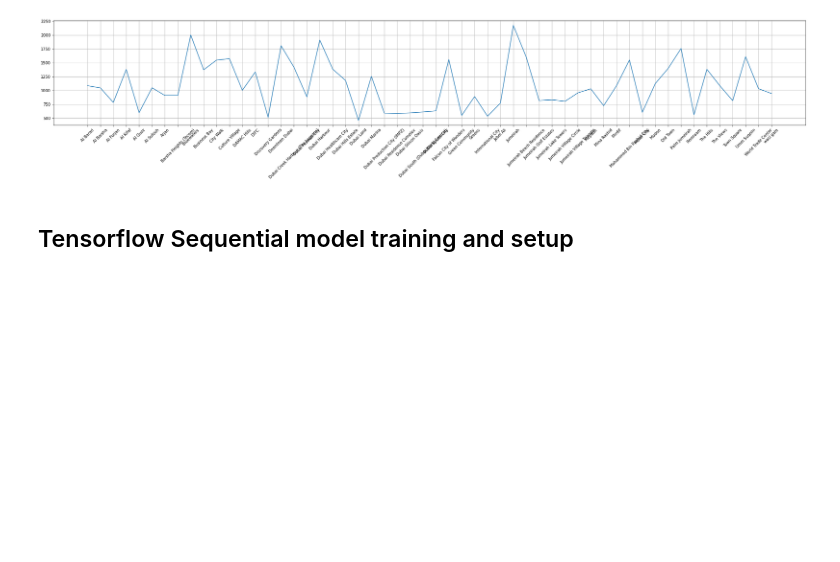
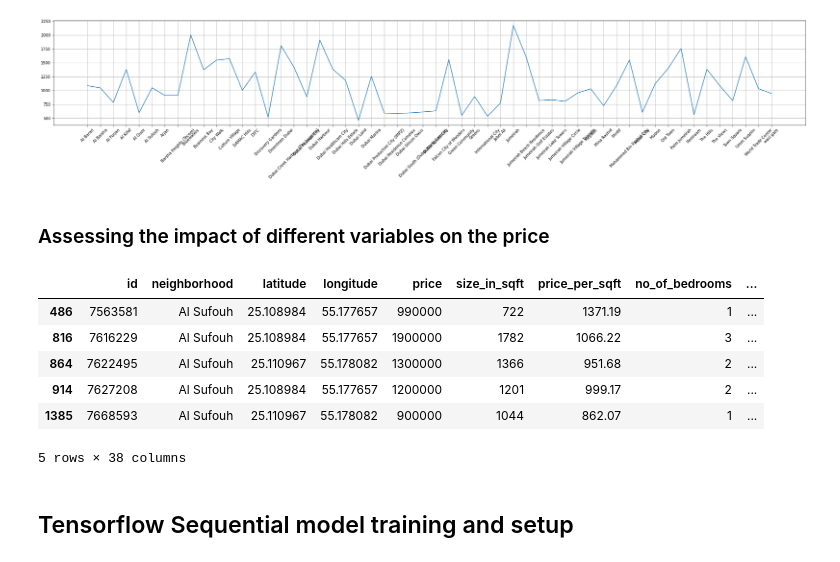
Before and after one commit to Ifas87/real-estate-predictions, a Jupyter notebook: Untitled.ipynb, the cells around one changed output. Drawn from its saved outputs; the diff is of its cells as text; code cells hidden in the pictures; blank space fills up the shorter version.

```diff
--- a/Untitled.ipynb
+++ b/Untitled.ipynb
@@ -85,6 +85,19 @@ plt.xticks(rotation=45)
 plt.show()
 # %% [output]
 [figure]
+# %% [markdown]
+### Assessing the impact of different variables on the price
+# %%
+neighborhood_data = dataset.loc[dataset['neighborhood'] == "Al Sufouh"]
+neighborhood_data.head()
+# %% [output]
+|  | id | neighborhood | latitude | longitude | price | size_in_sqft | price_per_sqft | no_of_bedrooms | ... |
+| 486 | 7563581 | Al Sufouh | 25.108984 | 55.177657 | 990000 | 722 | 1371.19 | 1 | ... |
+| 816 | 7616229 | Al Sufouh | 25.108984 | 55.177657 | 1900000 | 1782 | 1066.22 | 3 | ... |
+| 864 | 7622495 | Al Sufouh | 25.110967 | 55.178082 | 1300000 | 1366 | 951.68 | 2 | ... |
+| 914 | 7627208 | Al Sufouh | 25.108984 | 55.177657 | 1200000 | 1201 | 999.17 | 2 | ... |
+| 1385 | 7668593 | Al Sufouh | 25.110967 | 55.178082 | 900000 | 1044 | 862.07 | 1 | ... |
+5 rows × 38 columns
 # %% [markdown]
 ## Tensorflow Sequential model training and setup
 # %%
```
